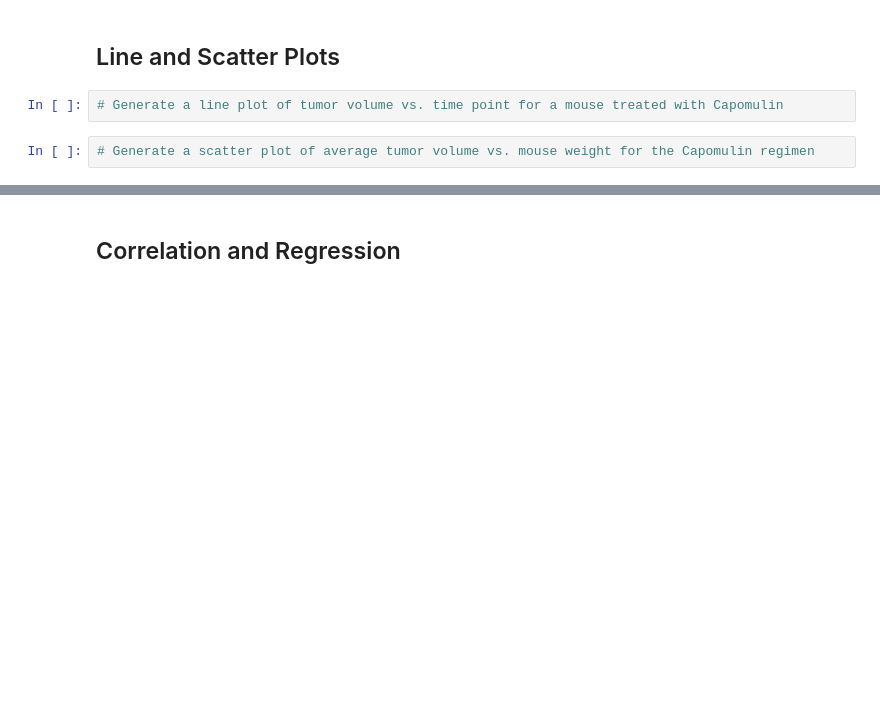
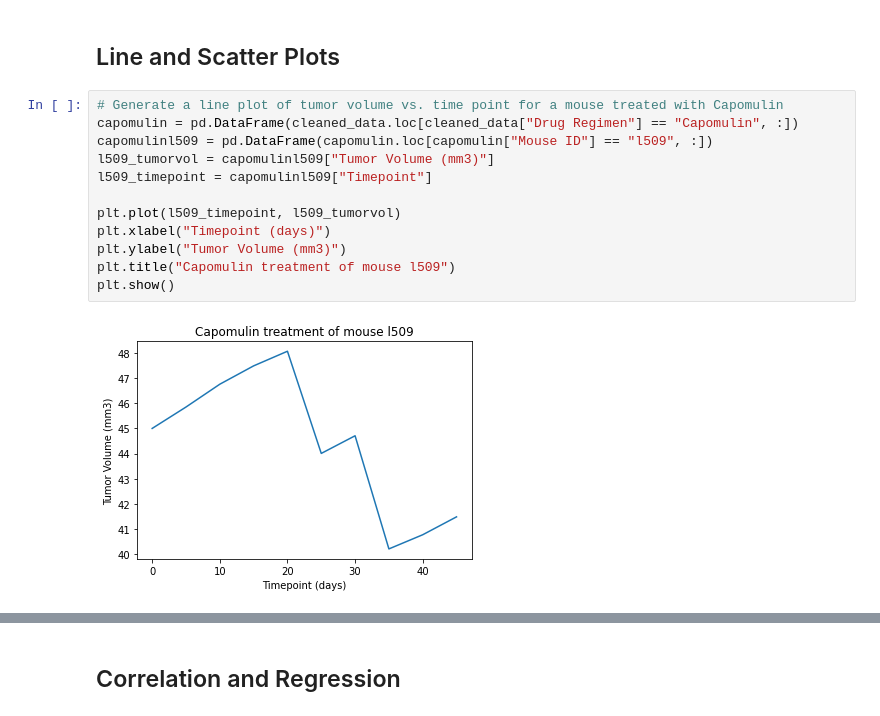
Before and after one commit to ysgorin/capomulin-analysis, a Jupyter notebook: capomulin_analysis.ipynb, the cells around one changed output, grey strips where cells are left out. Cells and saved outputs as stored; diff of their text form; blank space fills up the shorter version.

```diff
--- a/capomulin_analysis.ipynb
+++ b/capomulin_analysis.ipynb
@@ -196,6 +229,16 @@ Text(0, 0.5, 'Sex')
 # %% [markdown]
 ## Line and Scatter Plots
-# %%
-# Generate a line plot of tumor volume vs. time point for a mouse treated with Capomulin
-# %%
-# Generate a scatter plot of average tumor volume vs. mouse weight for the Capomulin regimen
+# %%
+# Generate a line plot of tumor volume vs. time point for a mouse treated with Capomulin
+capomulin = pd.DataFrame(cleaned_data.loc[cleaned_data["Drug Regimen"] == "Capomulin", :])
+capomulinl509 = pd.DataFrame(capomulin.loc[capomulin["Mouse ID"] == "l509", :])
+l509_tumorvol = capomulinl509["Tumor Volume (mm3)"]
+l509_timepoint = capomulinl509["Timepoint"]
+
+plt.plot(l509_timepoint, l509_tumorvol)
+plt.xlabel("Timepoint (days)")
+plt.ylabel("Tumor Volume (mm3)")
+plt.title("Capomulin treatment of mouse l509")
+plt.show()
+# %% [output]
+[figure, added]
```
Also changed, not shown: parts of 10 cells of this notebook.
